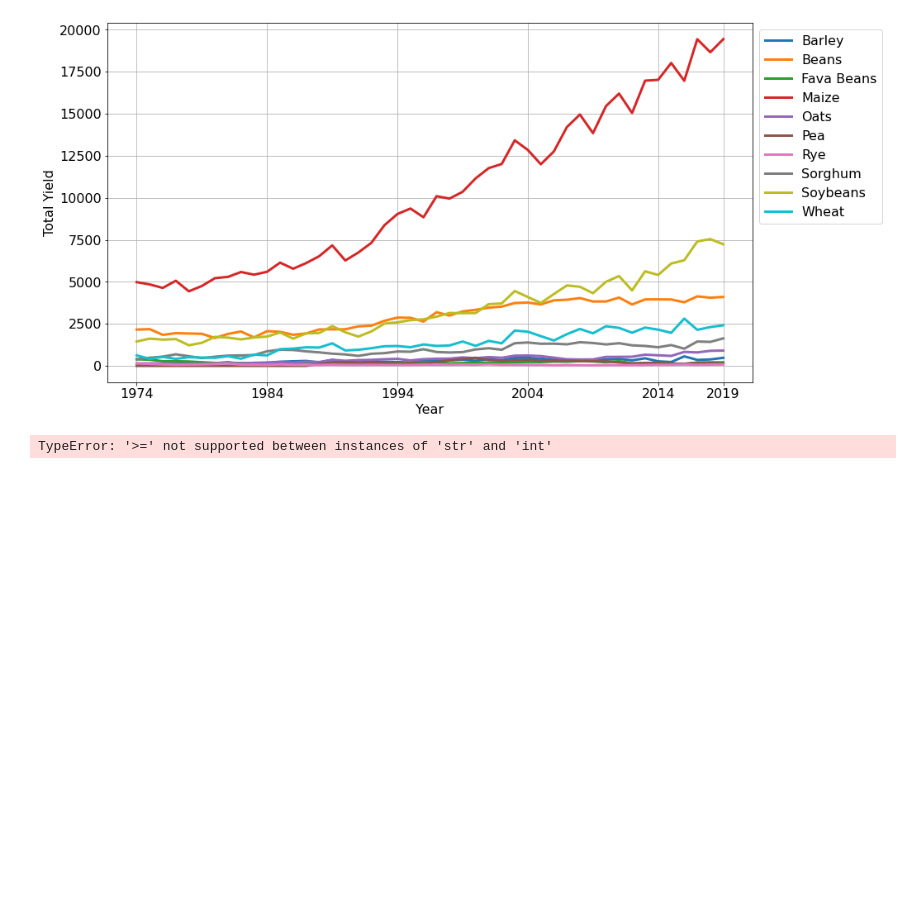
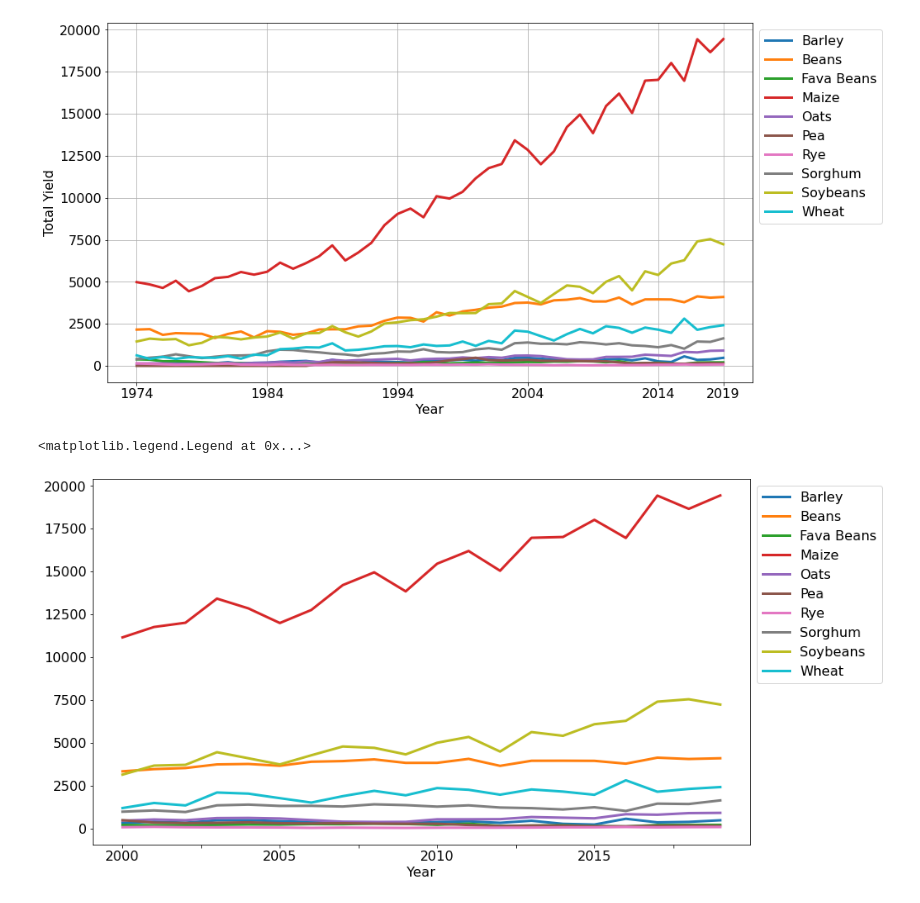
Before and after one commit to thiagomrs/icd2021projetoFinal, a Jupyter notebook: yield.ipynb, the cells around one changed output. Drawn from its saved outputs; the diff is of its cells as text; code cells hidden in the pictures; blank space fills up the shorter version.

```diff
--- a/yield.ipynb
+++ b/yield.ipynb
@@ -121,9 +121,10 @@ plt.xticks([0,10,20,30,40,45], [1974, 1984, 1994, 2004, 2014,2019])
   Text(45, 0, '2019')])
 [figure]
 # %%
-df_yield_per_grain_per_year[df_yield_per_grain_per_year.index.get_level_values('Year') >= 2000]['Total'].unstack(level=0).plot(kind='line', subplots=False)
+df_yield_per_grain_per_year[df_yield_per_grain_per_year.index.get_level_values('Year') >= '2000']['Total'].unstack(level=0).plot(kind='line', subplots=False)
 plt.legend(bbox_to_anchor=(1,1))
 # %% [output]
-TypeError: '>=' not supported between instances of 'str' and 'int'
+<matplotlib.legend.Legend at 0x...>
+[figure, added]
 # %%
 df_yield.loc[(df_yield['Year'] == 2018) & (df_yield['Grain'] == 'Soybeans')].drop(columns='Year').sum(axis=1)
```
Also changed, not shown: parts of 3 cells of this notebook.
